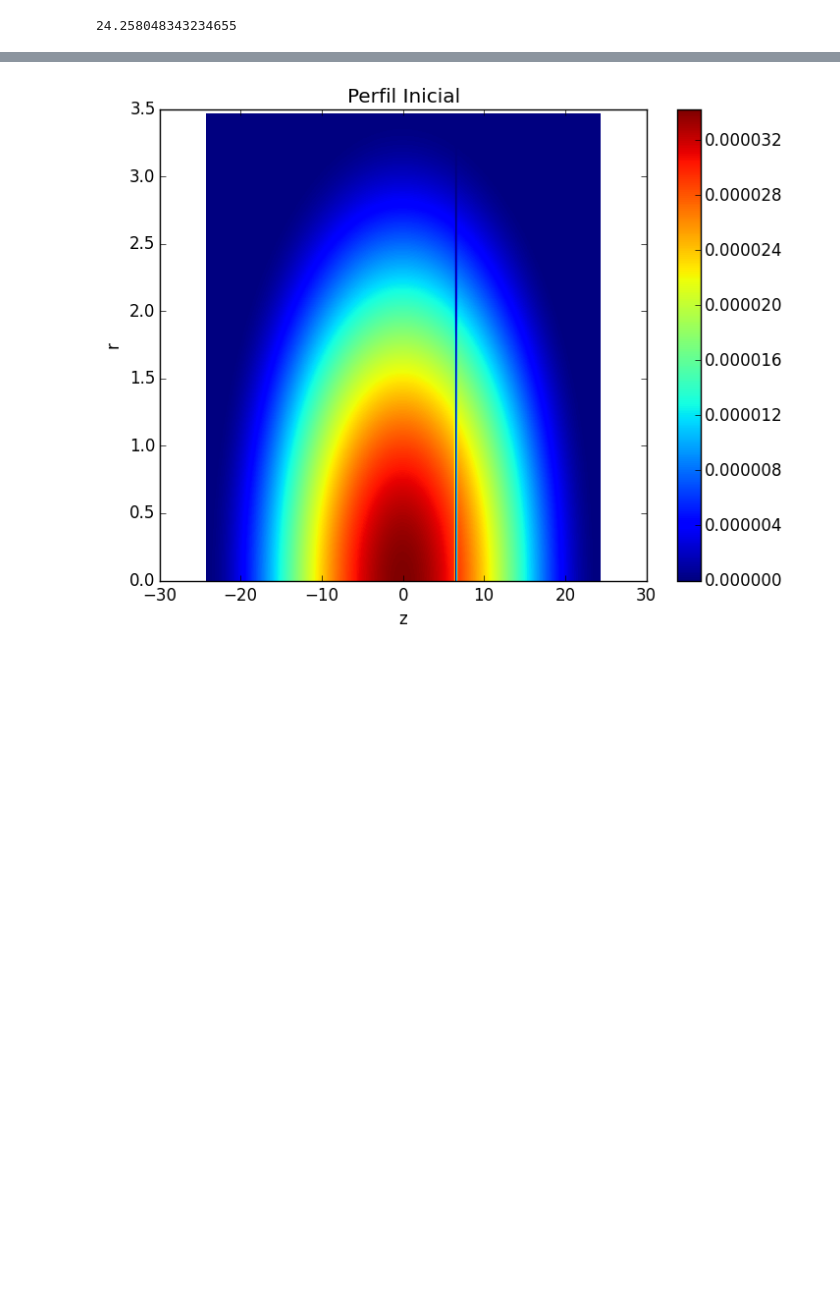
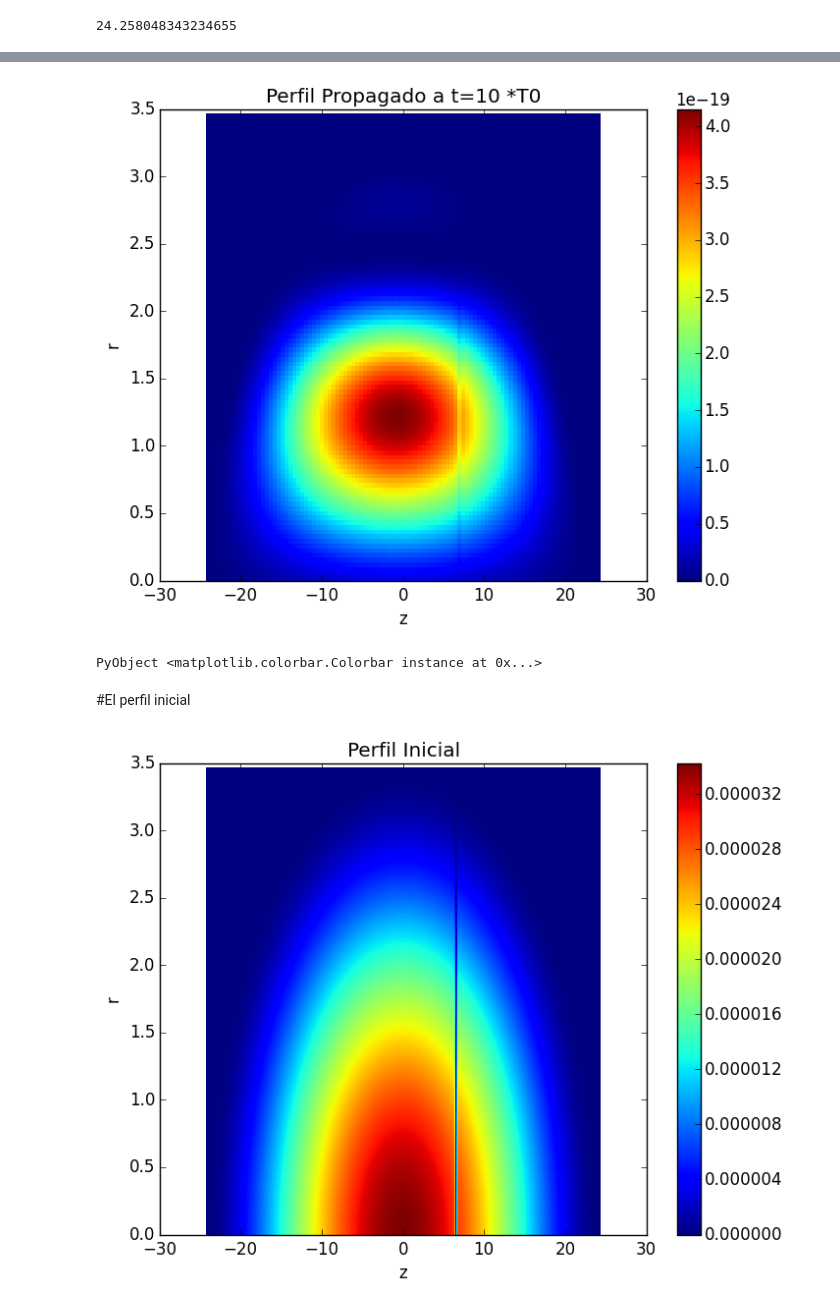
Before and after one commit to ealba/INTEGRALES, a Jupyter notebook: IntegralesBurdas5.ipynb, the cells around one changed output, grey strips where cells are left out. Drawn from its saved outputs; the diff is of its cells as text; code cells hidden in the pictures; blank space fills up the shorter version.

```diff
--- a/IntegralesBurdas5.ipynb
+++ b/IntegralesBurdas5.ipynb
@@ -131,6 +131,7 @@ zminevaluar=-zmaxevaluar;
 # %%
-t0=1/ωr;
-t=10*t0;
+t0=1/sqrt(ωr^2+ωz^2);
+DT=10;
+t=t0*DT;
 # %%
 tan(cos(ωz*t))
 # %% [output]
@@ -144,3 +352,13 @@ zmaxevaluar
+# %%
+ReIntegral=ReIntegral*N(t);
+ImIntegral=ImIntegral*N(t);
+Z=ReIntegral.^2+ImIntegral.^2;
+grafdensidad([zminevaluar,zmaxevaluar],[rminevaluar,rmaxevaluar],length(ReIntegral[:,1]),Z,"Perfil Propagado a t=$DT *T0","z","r")
+# %% [output]
+[figure, added]
+PyObject <matplotlib.colorbar.Colorbar instance at 0x...>
+# %% [markdown]
+#El perfil inicial
 # %%
 resolucion=1000;
 
```
Also changed, not shown: parts of 30 cells of this notebook.
